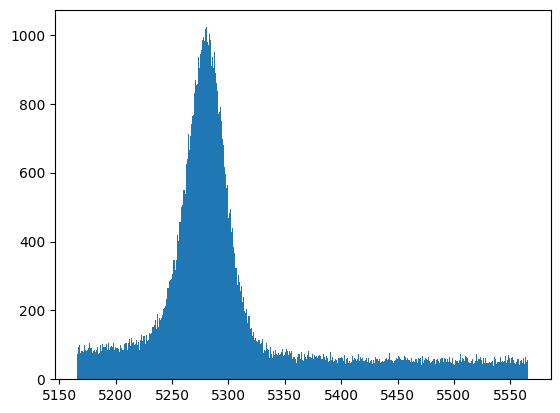
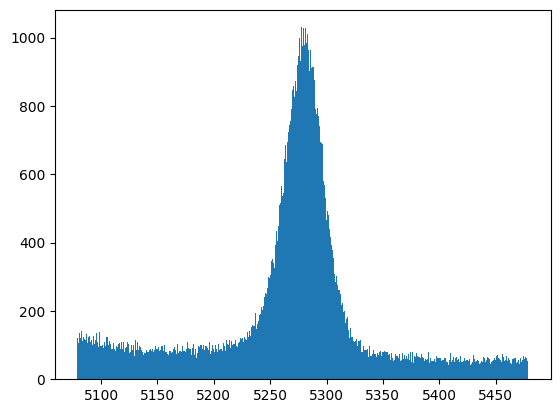
The change to this notebook cell's code, shown as a diff; its figure went from the first image to the second:
--- before
+++ after
@@ -1,2 +1,2 @@
-plt.hist(data_array, range=(5166,5566),bins=500)
+plt.hist(data_array, range=(5079,5479),bins=500)
 plt.show()

Commit: Updated Jupyter notebook with basic data selection script